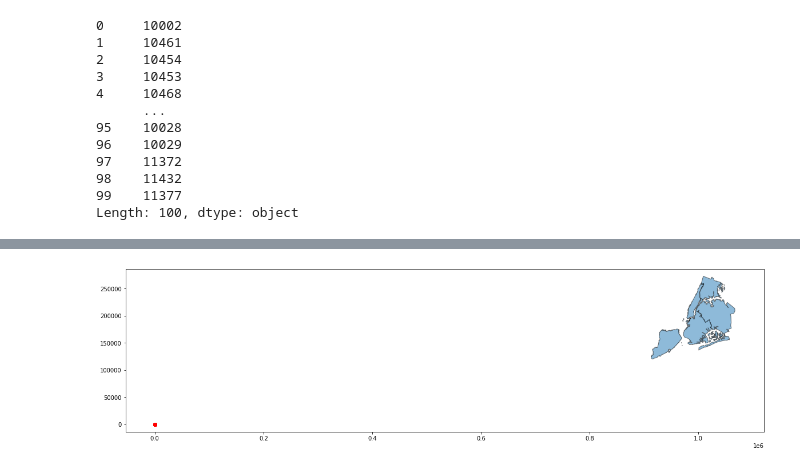
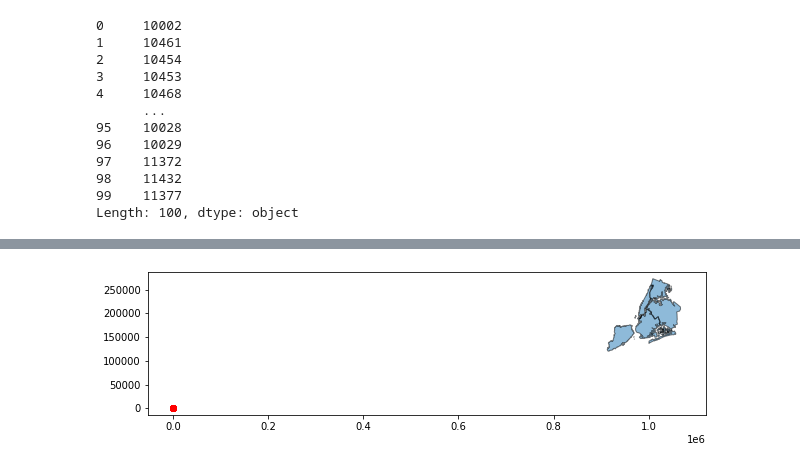
Before and after one commit to AmitSamra/NYC_Crime, a Jupyter notebook: nyc_crime_python.ipynb, the cells around one changed output, grey strips where cells are left out. Cells and saved outputs as stored; diff of their text form; code cells hidden in the pictures.

```diff
--- a/nyc_crime_python.ipynb
+++ b/nyc_crime_python.ipynb
@@ -1099,9 +1086,9 @@ gdf
 # %%
 nyc_map = gpd.read_file(gpd.datasets.get_path('nybb'))
-ax = nyc_map.plot(figsize=(20,10), alpha=0.5, edgecolor='black')
+ax = nyc_map.plot(figsize=(10,10), alpha=0.5, edgecolor='black')
 gdf.plot(ax=ax, color='red')
 plt.show()
 # %% [output]
-[figure, old version]
+[figure, new version]
 # %%
 results_df = results_df.drop(results_df[results_df['arrest_key'] == 'UNKNOWN'].index)
```
Also changed, not shown: parts of 6 cells of this notebook.
